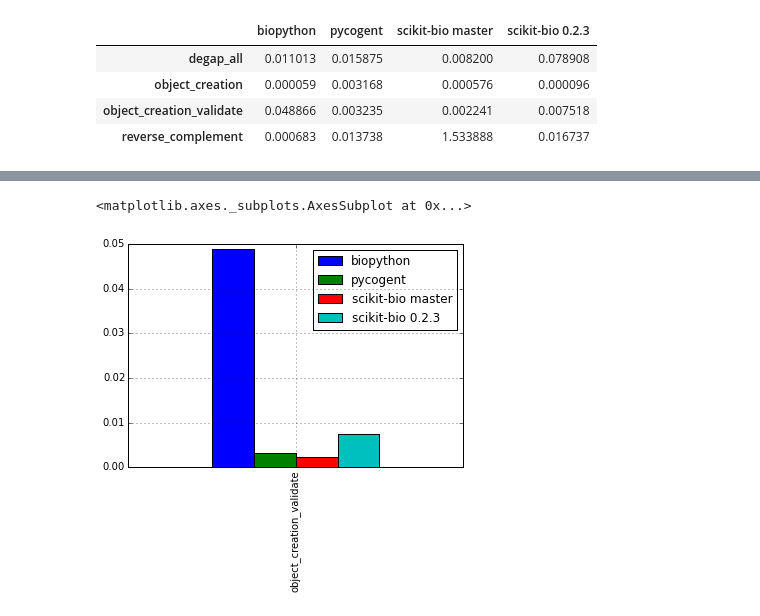
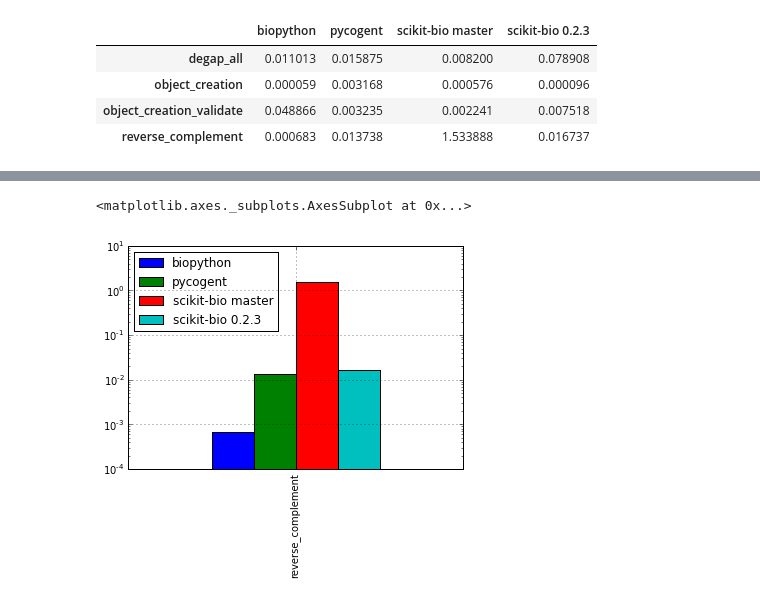
Before and after one commit to biocore/sequence-benchmarks, a Jupyter notebook: benchmarks/index.ipynb, the cells around one changed output, grey strips where cells are left out. Drawn from its saved outputs; the diff is of its cells as text; code cells hidden in the pictures.

```diff
--- a/benchmarks/index.ipynb
+++ b/benchmarks/index.ipynb
@@ -28,5 +33,5 @@ comparison[1:2].plot(kind='bar')
 # %%
-comparison[2:3].plot(kind='bar')
+comparison[3:4].plot(kind='bar', logy=True)
 # %% [output]
 <matplotlib.axes._subplots.AxesSubplot at 0x...>
-[figure, old version]
+[figure, new version]
```
Also changed, not shown: parts of 4 cells of this notebook.
